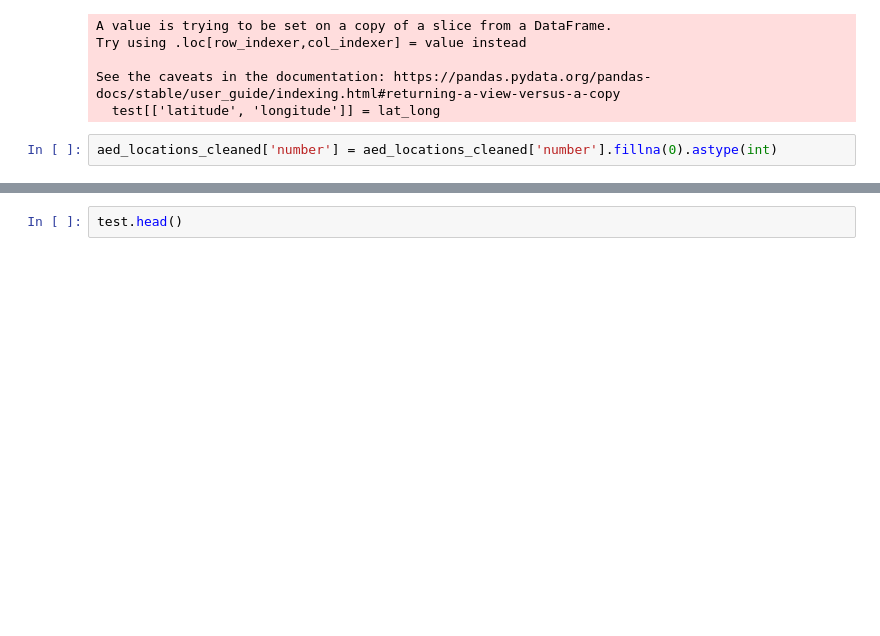
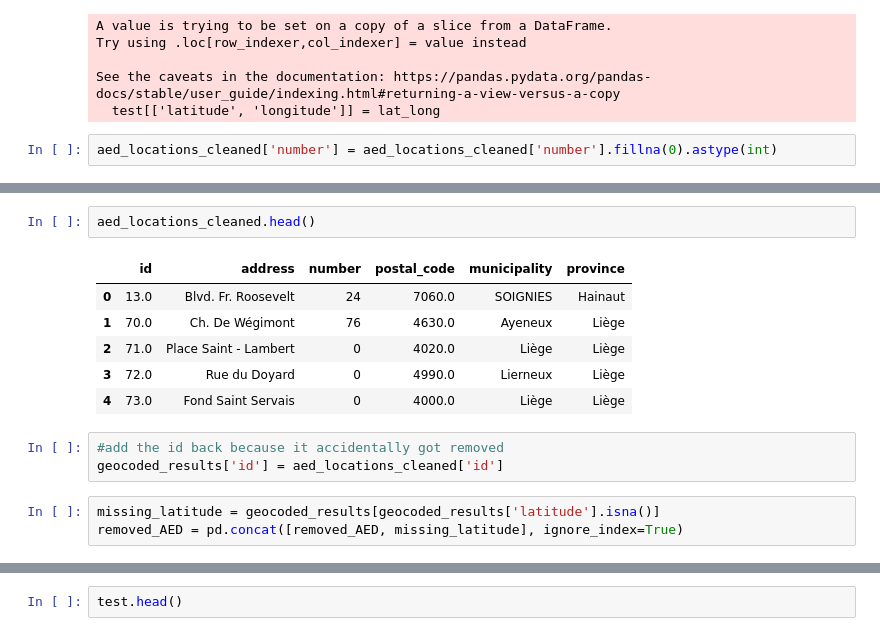
Before and after one commit to Elouan-Debels/MDAProject, a Jupyter notebook: data cleaning.ipynb, the cells around one changed output, grey strips where cells are left out. Drawn from its saved outputs; the diff is of its cells as text; blank space fills up the shorter version.

```diff
--- a/data cleaning.ipynb
+++ b/data cleaning.ipynb
@@ -693 +869,16 @@ geocoded_results
+# %%
+aed_locations_cleaned.head()
+# %% [output]
+|  | id | address | number | postal_code | municipality | province |
+| 0 | 13.0 | Blvd. Fr. Roosevelt | 24 | 7060.0 | SOIGNIES | Hainaut |
+| 1 | 70.0 | Ch. De Wégimont | 76 | 4630.0 | Ayeneux | Liège |
+| 2 | 71.0 | Place Saint - Lambert | 0 | 4020.0 | Liège | Liège |
+| 3 | 72.0 | Rue du Doyard | 0 | 4990.0 | Lierneux | Liège |
+| 4 | 73.0 | Fond Saint Servais | 0 | 4000.0 | Liège | Liège |
+# %%
+#add the id back because it accidentally got removed
+geocoded_results['id'] = aed_locations_cleaned['id']
+# %%
+missing_latitude = geocoded_results[geocoded_results['latitude'].isna()]
+removed_AED = pd.concat([removed_AED, missing_latitude], ignore_index=True)
 # %%
```
Also changed, not shown: parts of 4 cells of this notebook.
